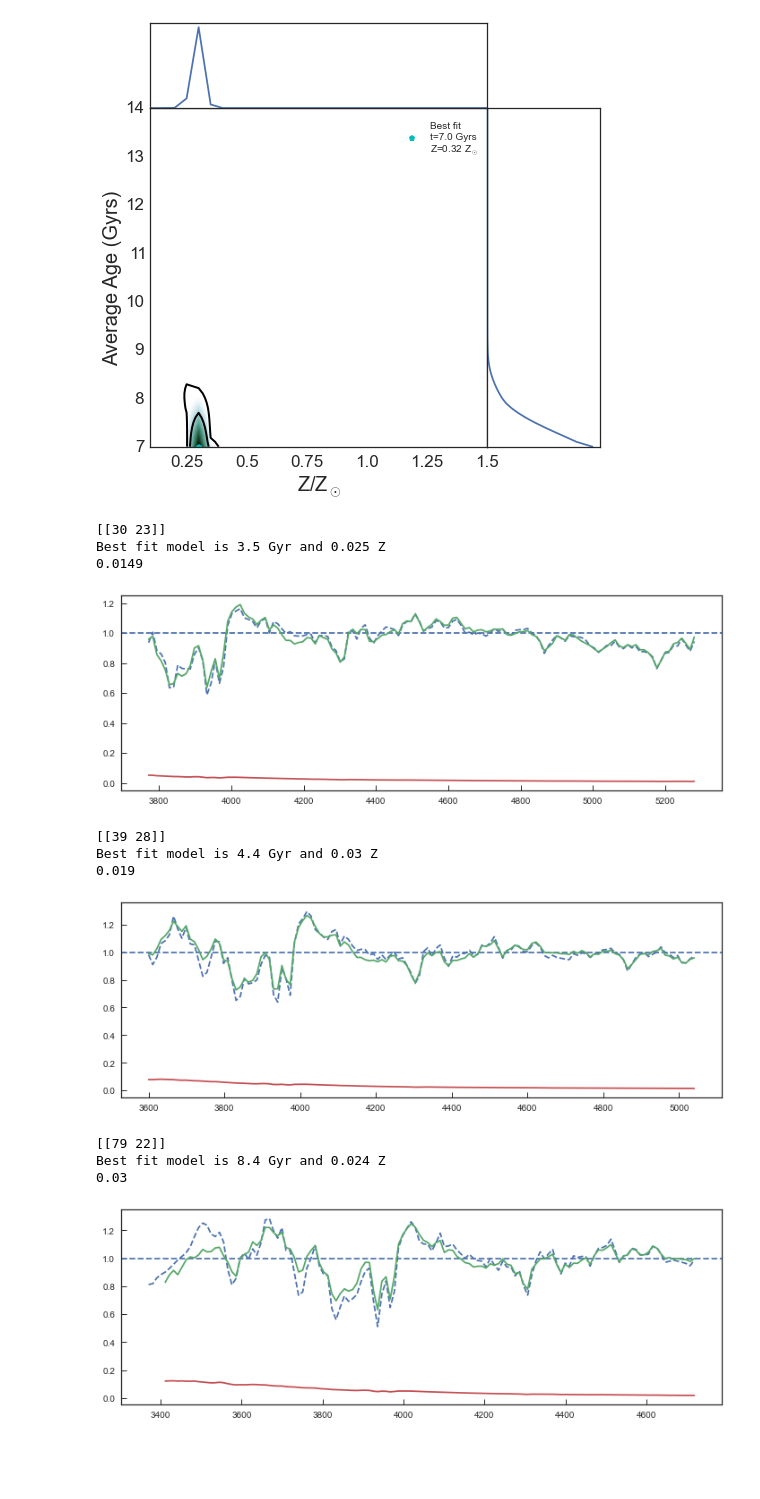
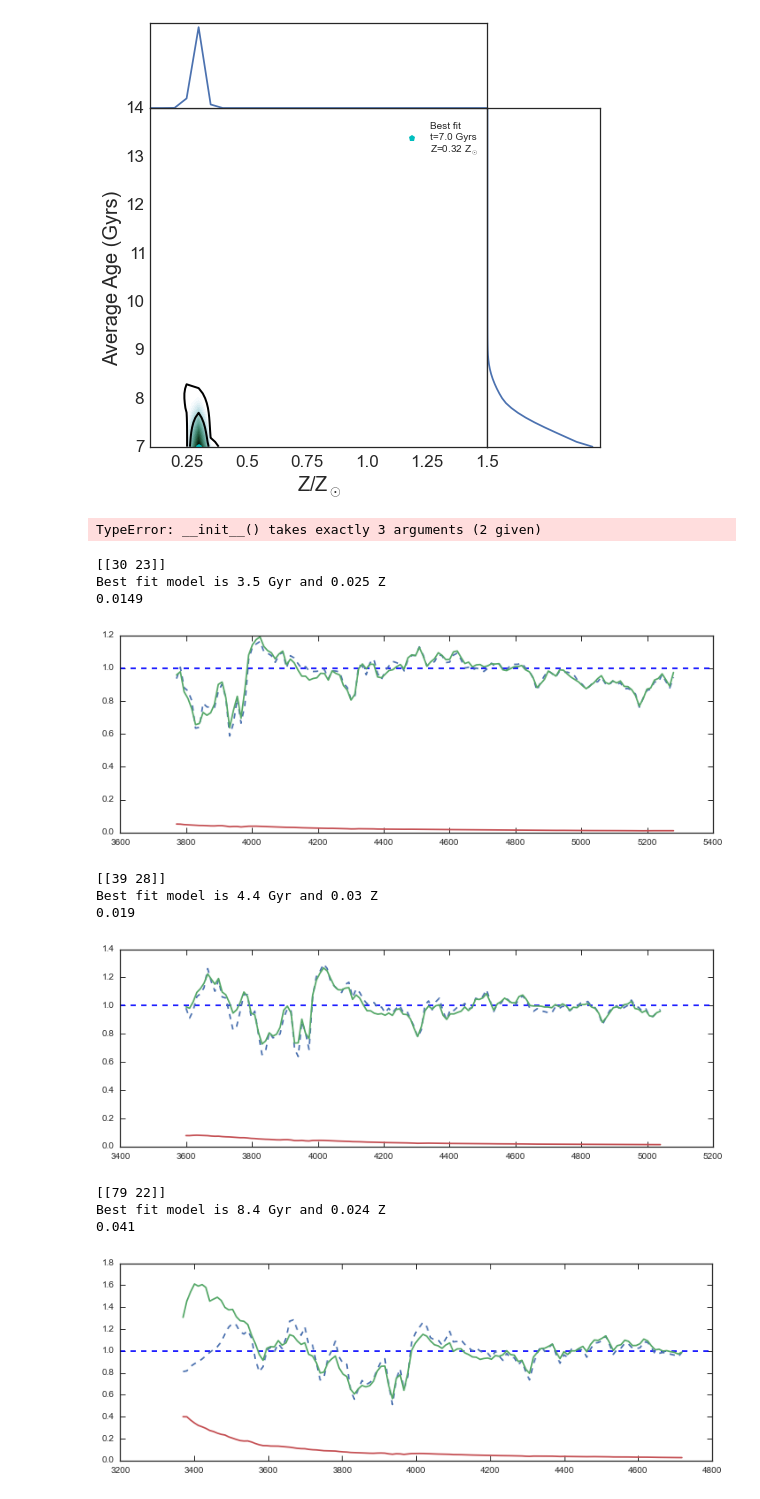
Before and after one commit to Vince-ec/Quiescent_analysis, a Jupyter notebook: scripts/cluster_packager.ipynb, the cells around one changed output. Cells and saved outputs as stored; diff of their text form; code cells hidden in the pictures; blank space fills up the shorter version.

Commit message:
fit all rshifts

```diff
--- a/scripts/cluster_packager.ipynb
+++ b/scripts/cluster_packager.ipynb
@@ -94,7 +93,7 @@ for i in range(len(rshift)):
     print np.mean(sres)
     print np.std(sres)
 
-    # np.save('../clusters/ngc6528_griz_err_test_%s' % rshift[i],[wv,fl,0.016*er])
+    np.save('../clusters/ngc6528_griz_err_test_%s' % rshift[i],[wv,fl,0.016*er])
 
     plt.figure(figsize=[12,4])
     plt.axhline(1,linestyle='--')
@@ -178,47 +182,58 @@ def Minimize_sres(model_wv,model_flux,wv,fl,er,rshift):
             C -= 0.0001
 
     return C
+
+ngc=Cluster('clusters/ngc%s_griz_err_test.npy' % cluster[0])
+ngc.Analyze_fit('chidat/ngc%s_err_test_chidata.fits' % cluster[0],metal,age)
+ngc.Remove_continuum()
+ngc.Best_fit_spec()
+
+wv,fl = np.load('clusters/ngc%s_griz_fc.npy' % cluster[0])
+wv,er = np.load('clusters/ngc%s_err_griz_fc.npy' % cluster[0])
+
+clus_model = Cluster_model(ngc.bfmetal,ngc.bfage,wv,fl,er)
+clus_model.Remove_continuum()
+
+print Minimize_sres(clus_model.nc_wv,clus_model.nc_fl,wv,fl,er)
+# %% [output]
+TypeError: __init__() takes exactly 3 arguments (2 given)
 # %%
-%matplotlib inline
-cluster=[6528,6553,5927,6304,6388,6441]
-rshift=[1.1,1.2,1.35]
-
 for i in range(len(rshift)):
     ngc=Cluster('../clusters/ngc6528_griz_err_test_%s.npy' % rshift[i],rshift[i])
     ngc.Analyze_fit('../chidat/ngc6528_err_test_%s_chidata.fits' % rshift[i],metal,age,tau)
     ngc.Remove_continuum()
     ngc.Best_fit_spec()
 
     wv,fl = np.load('../clusters/ngc6528_griz_fc_%s.npy' % rshift[i])
     wv,er = np.load('../clusters/ngc6528_err_griz_fc_%s.npy' % rshift[i])
 
     clus_model = Cluster_model(ngc.bfmetal,ngc.bfage,0,rshift[i],wv,fl,er)
     clus_model.Remove_continuum()
 
     C0 = Minimize_sres(clus_model.nc_wv,clus_model.nc_fl,wv,fl,er,rshift[i])
     print C0
     ncwv,ncfl,ncer=Divide_cont(wv,fl,C0*er,rshift[i])
 
-    np.save('../clusters/ngc6528_griz_err_%s' % rshift[i],[wv,fl,C0*er])
+    # np.save('clusters/ngc%s_griz_err' % cluster[i],[wv,fl,C0*er])
 
     plt.figure(figsize=[12,4])
     plt.axhline(1,linestyle='--')
     plt.plot(clus_model.nc_wv,clus_model.nc_fl,'--')
     plt.plot(ncwv,ncfl)
     plt.plot(ncwv,ncer)
     plt.show()
     plt.close()
 # %% [output]
 [[30 23]]
 Best fit model is 3.5 Gyr and 0.025 Z
 0.0149
-[figure, old version]
+[figure, new version]
 [[39 28]]
 Best fit model is 4.4 Gyr and 0.03 Z
 0.019
-[figure, old version]
+[figure, new version]
 [[79 22]]
 Best fit model is 8.4 Gyr and 0.024 Z
-0.03
+0.041
-[figure, old version]
+[figure, new version]
 # %%
```
Also changed, not shown: parts of 4 cells of this notebook, 15 other files.
